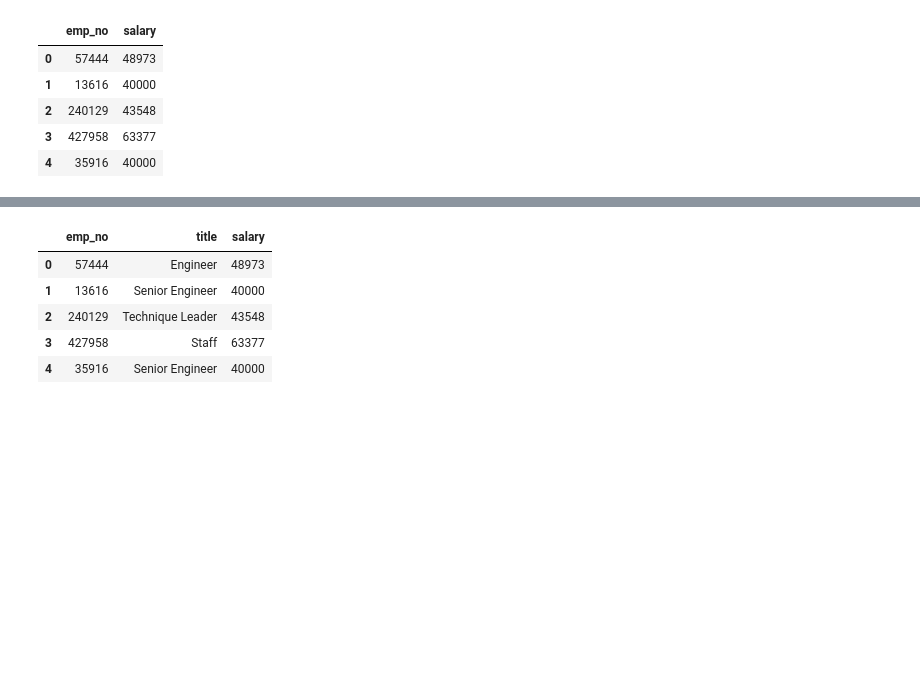
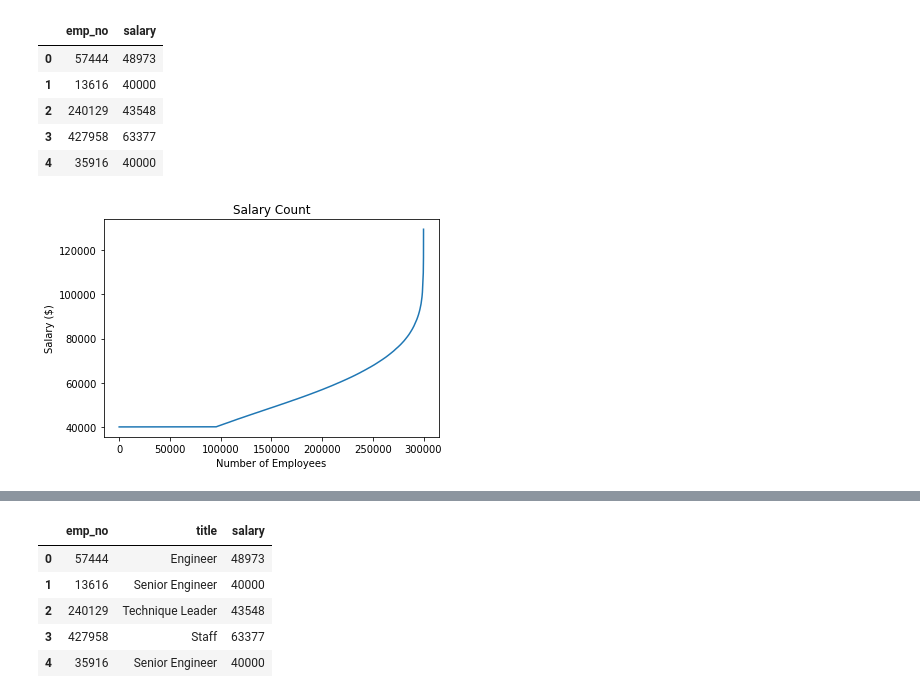
Before and after one commit to juliabrunett/sql-challenge, a Jupyter notebook: EmployeeSQL/Bonus.ipynb, the cells around one changed output, grey strips where cells are left out. Cells and saved outputs as stored; diff of their text form; code cells hidden in the pictures; blank space fills up the shorter version.

```diff
--- a/EmployeeSQL/Bonus.ipynb
+++ b/EmployeeSQL/Bonus.ipynb
@@ -27,6 +27,25 @@ query_1.head()
 | 2 | 240129 | 43548 |
 | 3 | 427958 | 63377 |
 | 4 | 35916 | 40000 |
+# %%
+# Create a list for x-axis values
+x_axis = []
+x = 0
+for x in range(len(query_1["salary"])):
+    x_axis.append(x+1)
+
+# Create a sorted salary list
+salary_test = query_1["salary"]
+salary_test = salary_test.sort_values()
+
+# Plot the line
+plt.plot(x_axis, salary_test)
+plt.xlabel("Number of Employees")
+plt.ylabel("Salary ($)")
+plt.title("Salary Count")
+plt.show()
+# %% [output]
+[figure, added]
 # %%
 # Create a histogram of salary bins
 query1_df = query_1
```
Also changed, not shown: parts of 2 cells of this notebook.
